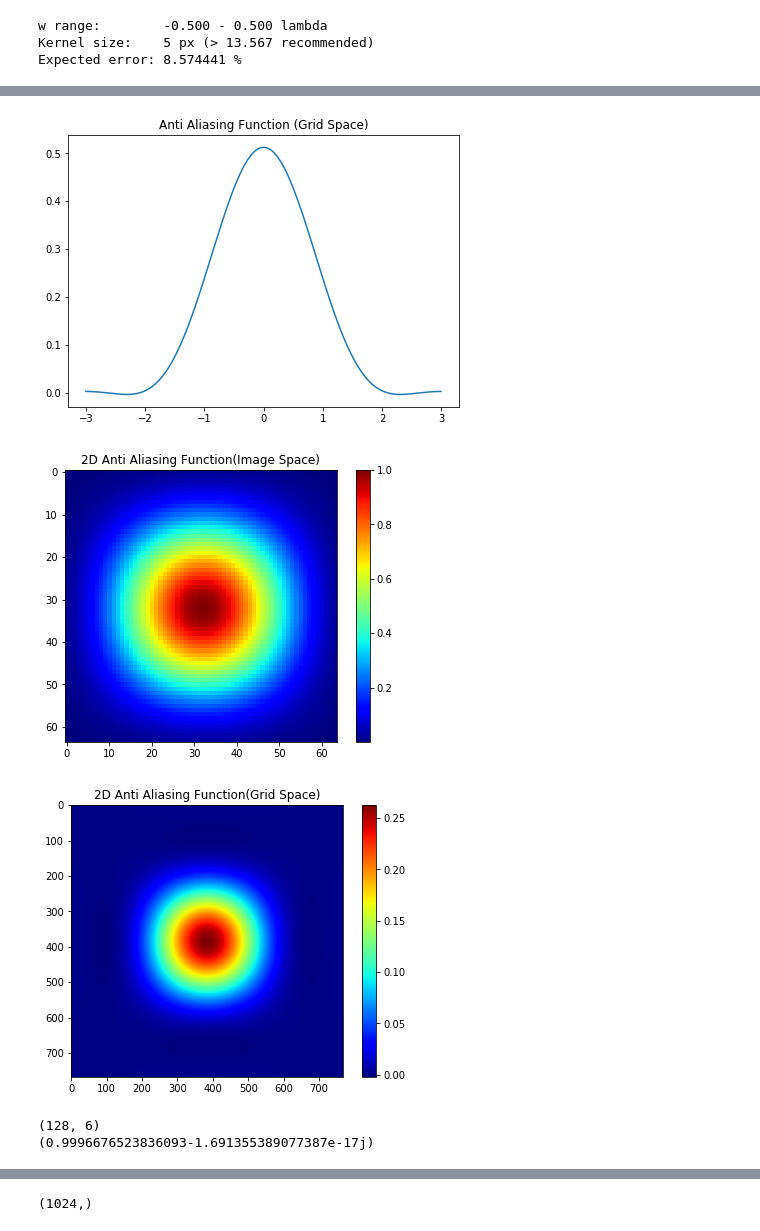
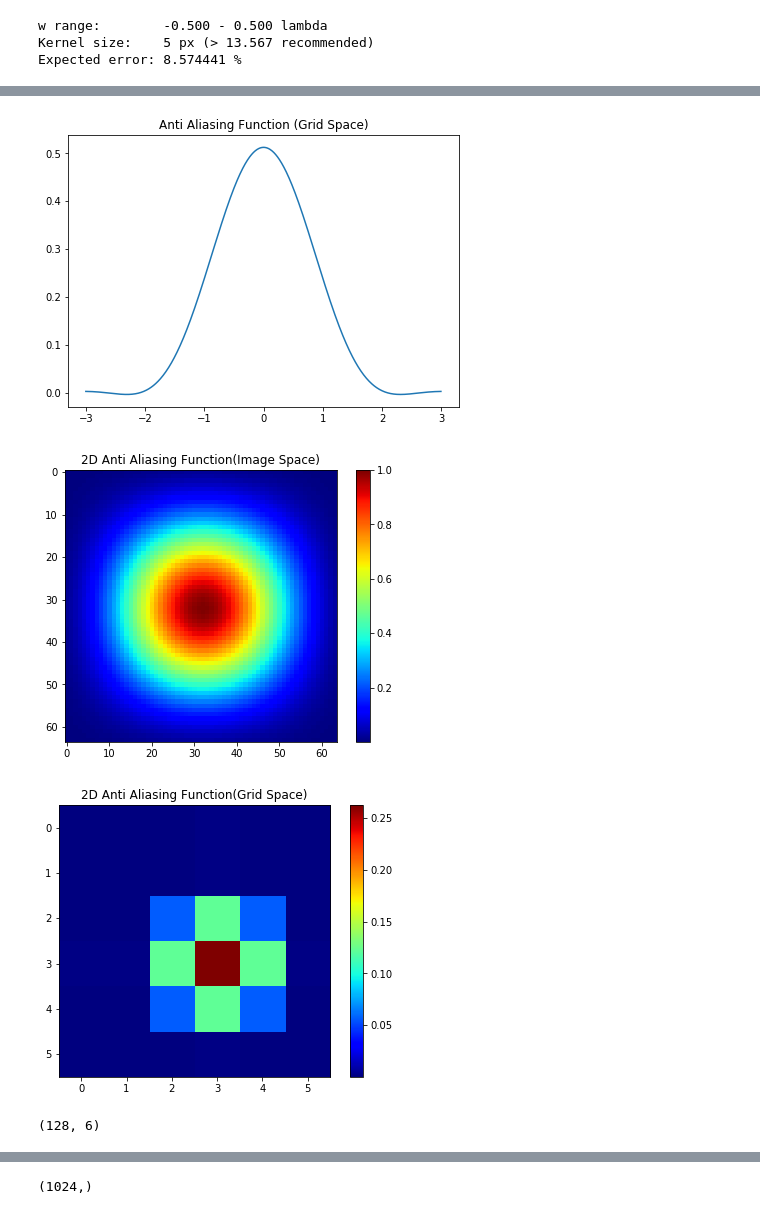
Before and after one commit to epic-astronomy/EPIC-Wide-Field, a Jupyter notebook: grid-EPIC-wstack.ipynb, the cells around one changed output, grey strips where cells are left out. Cells and saved outputs as stored; diff of their text form; code cells hidden in the pictures.

```diff
--- a/grid-EPIC-wstack.ipynb
+++ b/grid-EPIC-wstack.ipynb
@@ -1522,38 +1531,36 @@ plt.plot(theta*coordinates(int(theta*lam)), aa)
 plt.title("Anti Aliasing Function (Image Space)")
 plt.show()
 #show_image(aa2, "aa2", theta)
 
 #aa_grid = numpy.fft.fft(aa)
 oversample = 128
 r = numpy.arange(-oversample*(support//2), oversample*((support+1)//2)) / oversample
 kv=kernel_oversample(aa, oversample, support)/64
 plt.plot(r, numpy.transpose(kv).flatten().real);
 plt.title("Anti Aliasing Function (Grid Space)")
 plt.show()
 
 aaf_2D = numpy.outer(aa.T.flatten(),aa.T.flatten().T)
 plt.imshow(aaf_2D.real,cmap=plt.get_cmap('jet'))
 plt.colorbar()
 plt.title("2D Anti Aliasing Function(Image Space)")
 plt.show()
 
 
-kv_2D = numpy.outer(kv.T.flatten(),kv.T.flatten().T)
+kv_2D = numpy.outer(kv[0,:].T.flatten(),kv[0,:].T.flatten().T)
 plt.imshow(kv_2D.real,cmap=plt.get_cmap('jet'))
 plt.colorbar()
 plt.title("2D Anti Aliasing Function(Grid Space)")
 plt.show()
 
 
 print(kv.shape)
-print(numpy.sum(kv[54,:]))
 # %% [output]
 [figure]
 [figure]
 [figure]
-[figure, old version]
+[figure, new version]
 (128, 6)
-(0.9996676523836093-1.691355389077387e-17j)
 # %%
 ## Notes:
 # W-Kernel is definitely not right. Understand why.
```
Also changed, not shown: parts of 24 cells of this notebook.
